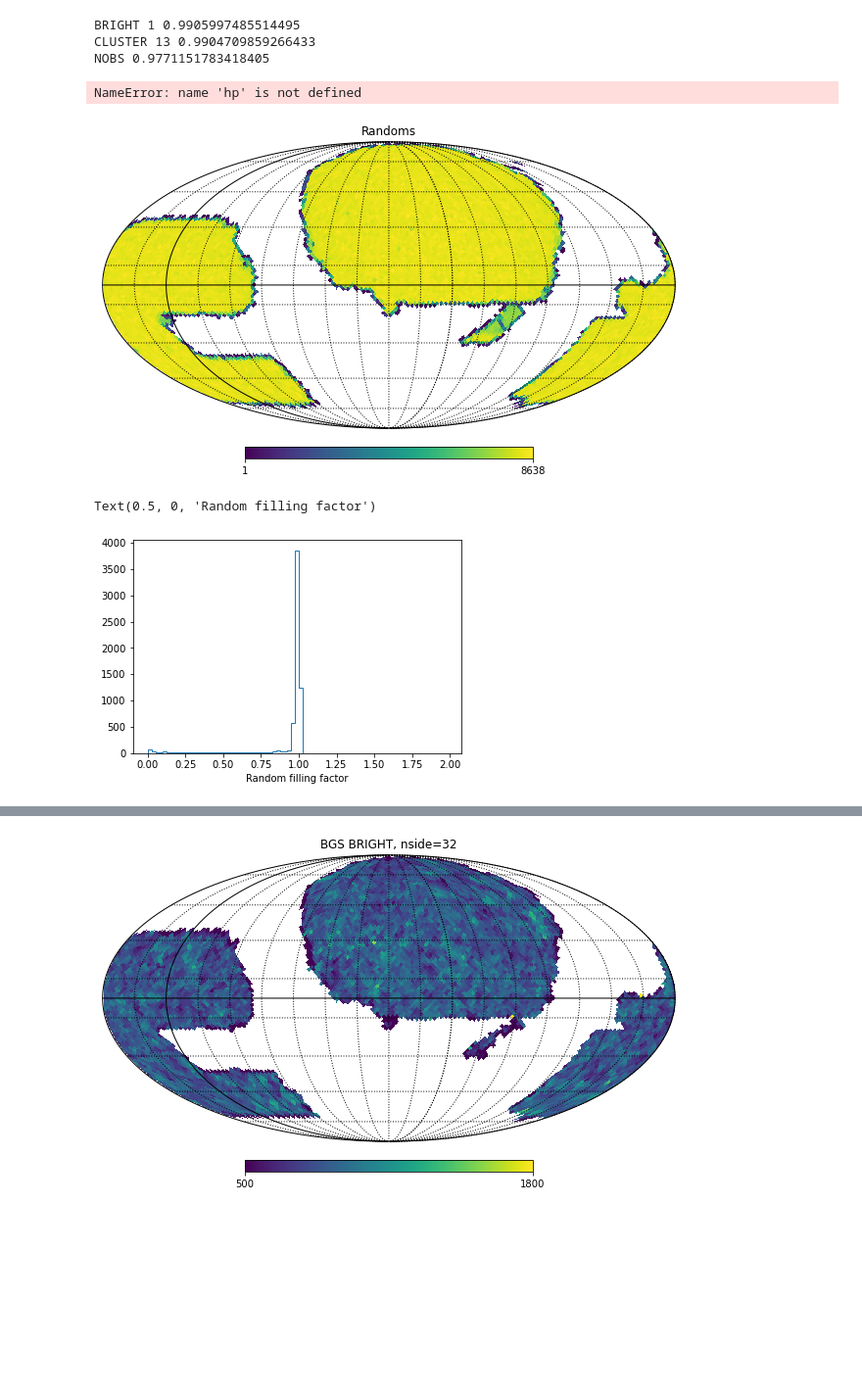
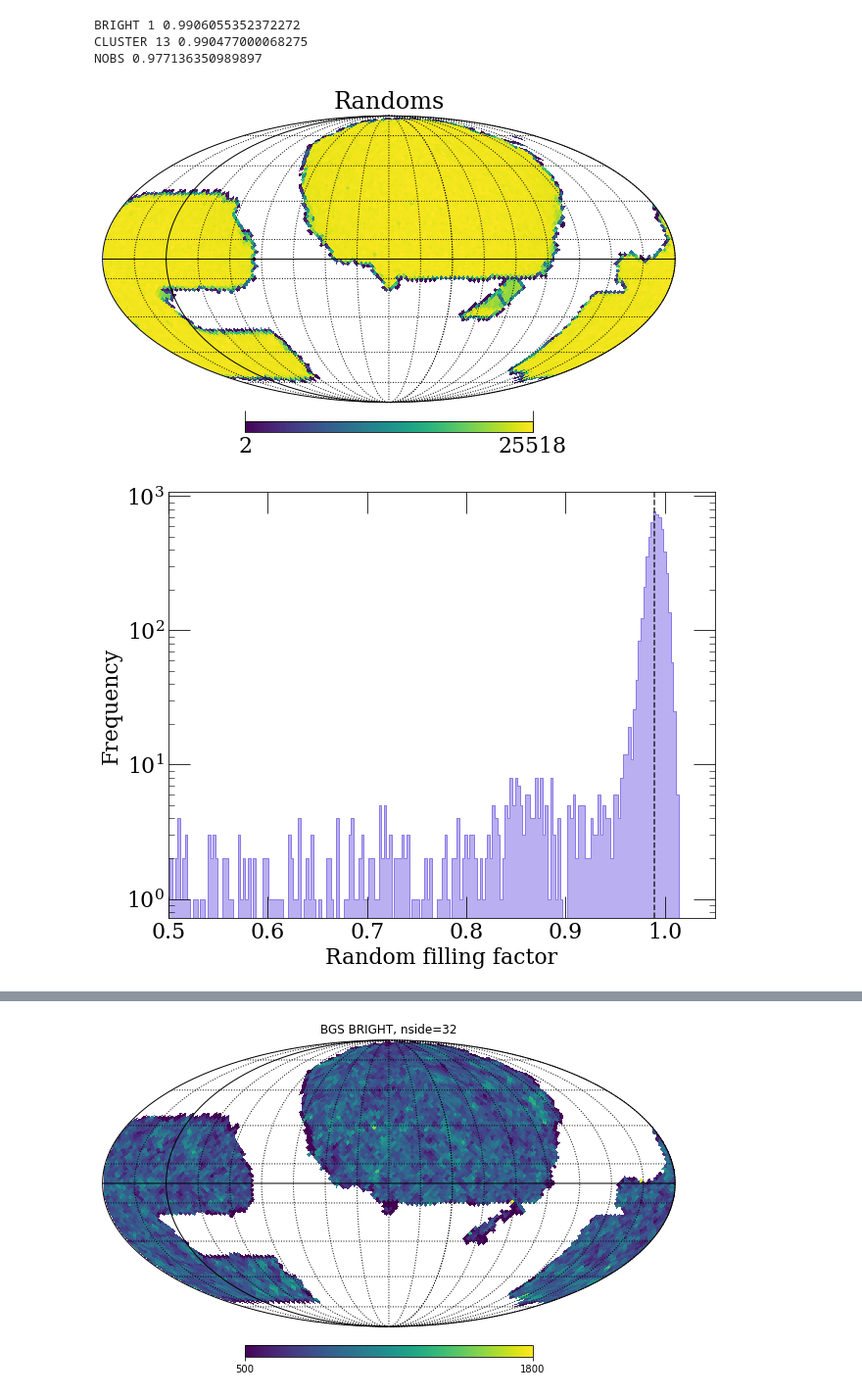
Before and after one commit to leahbigwood/S4Mock, a Jupyter notebook: docs/nb/bgs_main_map.ipynb, the cells around one changed output, grey strips where cells are left out. Shown: that part at 98% size. Cells and saved outputs as stored; diff of their text form; code cells hidden in the pictures; blank space fills up the shorter version.

```diff
--- a/docs/nb/bgs_main_map.ipynb
+++ b/docs/nb/bgs_main_map.ipynb
@@ -20,35 +17,55 @@ The autoreload extension is already loaded. To reload it, use:
 # %%
 #open randoms
-randoms = S4Mock_io.read_desitargetrandoms()
+randoms = S4Mock_io.read_desitargetrandoms(number=3)
 # %%
 #apply bgs mask to randoms and printed statement shows cuts
 randoms=geometry.bgs_mask_randoms(randoms)
 # %% [output]
-BRIGHT 1 0.9905997485514495
-CLUSTER 13 0.9904709859266433
-NOBS 0.9771151783418405
+BRIGHT 1 0.9906055352372272
+CLUSTER 13 0.990477000068275
+NOBS 0.977136350989897
 # %%
 target_pixel_density = geometry.targ_hpmap(randoms)
-# %% [output]
-NameError: name 'hp' is not defined
 # %%
 #mollview map of pixels
 hp.mollview(target_pixel_density,nest=True,rot=(220, 0.0, 0.0), badcolor='white',title='Randoms')
 hp.graticule(dpar=5, dmer=5)
 # %% [output]
-[figure, old version]
+[figure, new version]
 # %%
 #Caluclate norm i.e corr_pixel_area
 pixel_area = hp.nside2pixarea(nside,degrees=True)
 
-exp_density_per_pixel = pixel_area *orig_density_per_deg
+exp_density_per_pixel = pixel_area *3*orig_density_per_deg
 filling_factor = target_pixel_density/exp_density_per_pixel
 corr_pixel_area = pixel_area * filling_factor
 # %%
 #histogram of filling factor: why does it have this shape?
-_ = plt.hist(filling_factor, bins=np.arange(0.0, 2.0, 0.025), histtype='step')
+#np.arange(0.0, 2.0, 0.025)
+
+plt.rc('xtick',direction='in',labelsize=22,top=True)
+plt.rc('ytick',direction='in',labelsize=22, right = True)
+plt.rc('xtick.major',size = 22)
+plt.rc('xtick.minor',size = 6)
+plt.rc('ytick.major',size = 22)
+plt.rc('ytick.minor',size = 6)
+plt.rc('axes', labelsize = 22)
+plt.rc('legend',fontsize=22)
+plt.rc('font', family='serif',size=20)
+
+plt.figure(figsize=(10,8))
+
+_ = plt.hist(filling_factor, bins=400, histtype='step', color = '#8c7ae6')
+_ = plt.hist(filling_factor, bins=400, histtype='bar', color = '#8c7ae6',alpha =0.6)
+
+filling_factor = filling_factor[~np.isnan(filling_factor)]
+plt.axvline(x= np.percentile(filling_factor,50),linestyle='dashed',color='k',alpha=0.8)
+
 plt.xlabel('Random filling factor')
+plt.ylabel('Frequency')
+plt.yscale('log')
+plt.xlim(0.5,1.05)
+plt.savefig('filling_factor.png')
 # %% [output]
-Text(0.5, 0, 'Random filling factor')
-[figure, old version]
+[figure, new version]
 # %%
```
Also changed, not shown: parts of 7 cells of this notebook, 6 other files.
